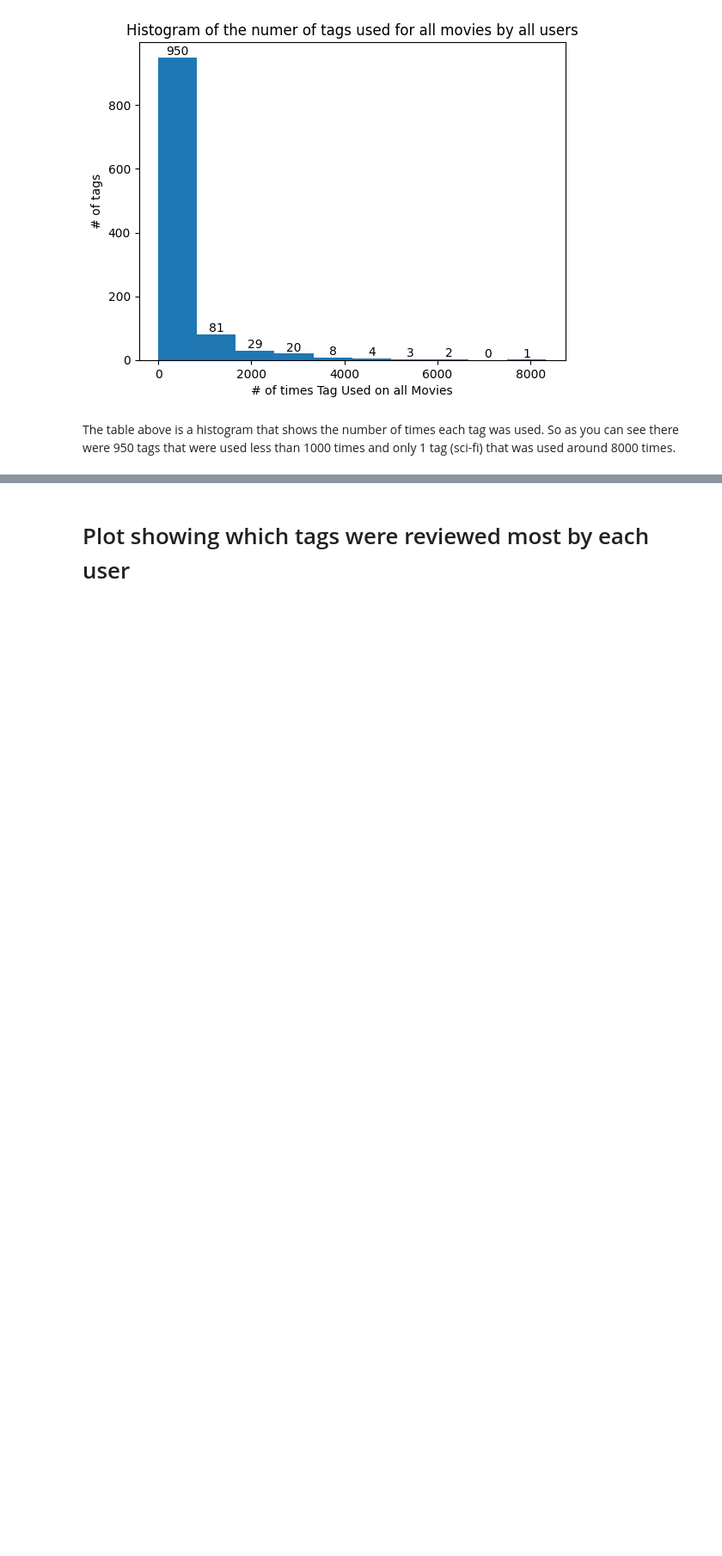
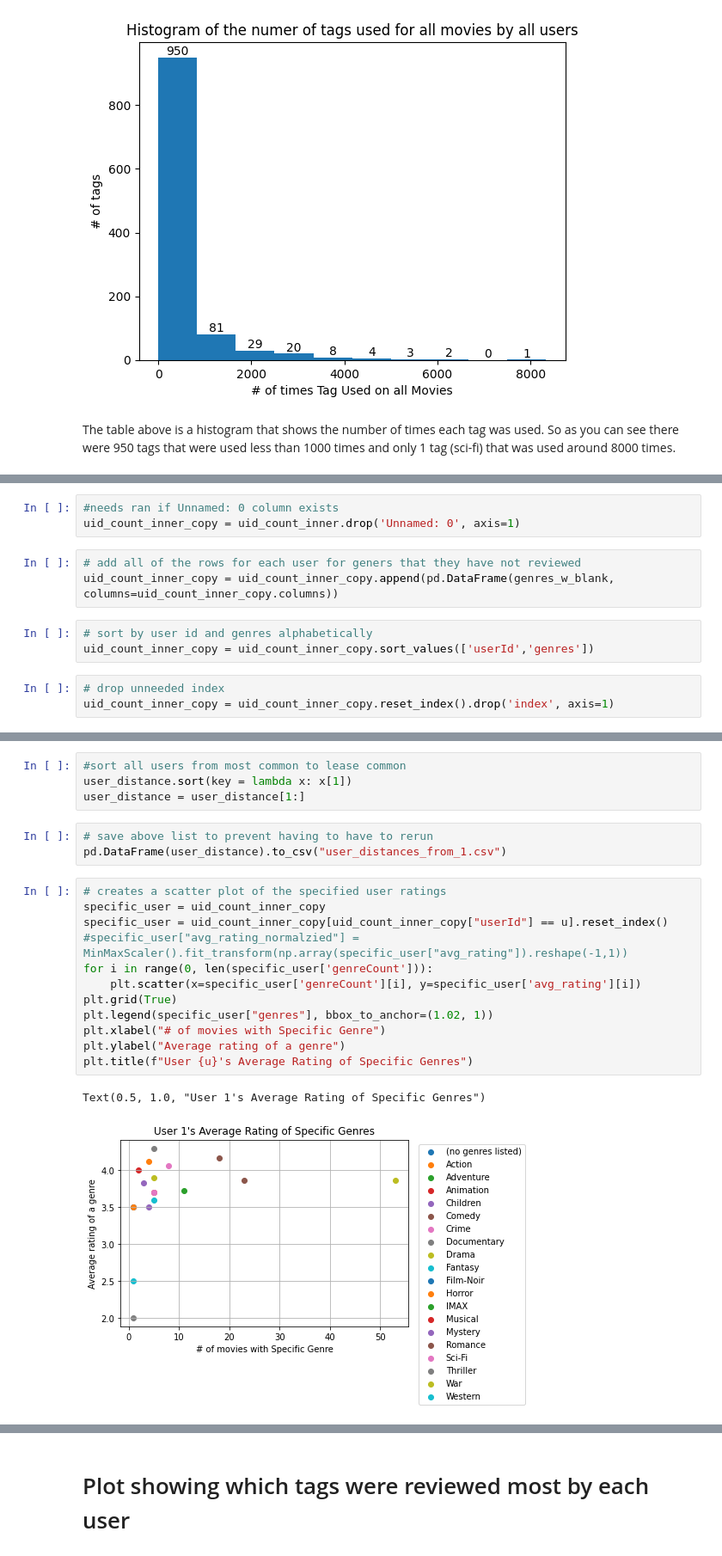
Before and after one commit to rkbhkp/Movie-Recomendation-with-ML, a Jupyter notebook: Milestone_3.ipynb, the cells around one changed output, grey strips where cells are left out. Shown at 86% size. Saved outputs shown, nothing was run; the diff lists cells and outputs as text; blank space fills up the shorter version.

```diff
--- a/Milestone_3.ipynb
+++ b/Milestone_3.ipynb
@@ -436,0 +502,12 @@ The table above is a histogram that shows the number of times each tag was used.
+# %%
+#needs ran if Unnamed: 0 column exists
+uid_count_inner_copy = uid_count_inner.drop('Unnamed: 0', axis=1)
+# %%
+# add all of the rows for each user for geners that they have not reviewed
+uid_count_inner_copy = uid_count_inner_copy.append(pd.DataFrame(genres_w_blank, columns=uid_count_inner_copy.columns))
+# %%
+# sort by user id and genres alphabetically
+uid_count_inner_copy = uid_count_inner_copy.sort_values(['userId','genres'])
+# %%
+# drop unneeded index
+uid_count_inner_copy = uid_count_inner_copy.reset_index().drop('index', axis=1)
@@ -436,0 +525,22 @@ The table above is a histogram that shows the number of times each tag was used.
+# %%
+#sort all users from most common to lease common
+user_distance.sort(key = lambda x: x[1])
+user_distance = user_distance[1:]
+# %%
+# save above list to prevent having to have to rerun
+pd.DataFrame(user_distance).to_csv("user_distances_from_1.csv")
+# %%
+# creates a scatter plot of the specified user ratings
+specific_user = uid_count_inner_copy
+specific_user = uid_count_inner_copy[uid_count_inner_copy["userId"] == u].reset_index()
+#specific_user["avg_rating_normalzied"] = MinMaxScaler().fit_transform(np.array(specific_user["avg_rating"]).reshape(-1,1))
+for i in range(0, len(specific_user['genreCount'])):
+    plt.scatter(x=specific_user['genreCount'][i], y=specific_user['avg_rating'][i])
+plt.grid(True)
+plt.legend(specific_user["genres"], bbox_to_anchor=(1.02, 1))
+plt.xlabel("# of movies with Specific Genre")
+plt.ylabel("Average rating of a genre")
+plt.title(f"User {u}'s Average Rating of Specific Genres")
+# %% [output]
+Text(0.5, 1.0, "User 1's Average Rating of Specific Genres")
+[figure, added]
```
Also changed, not shown: parts of 17 cells of this notebook.
